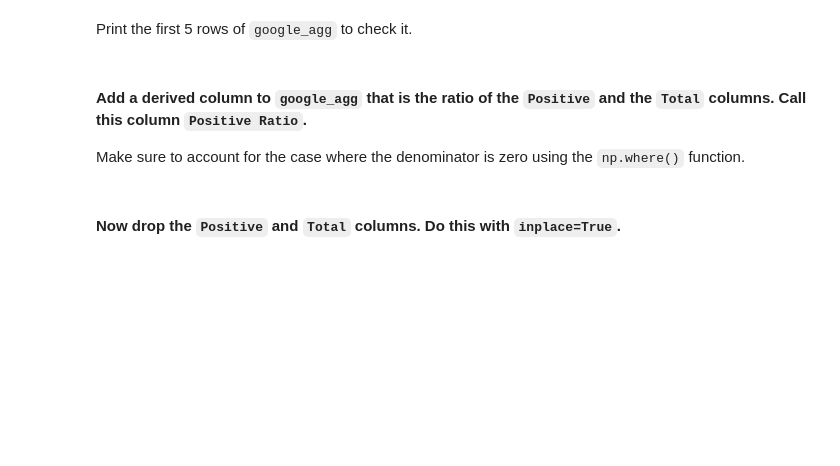
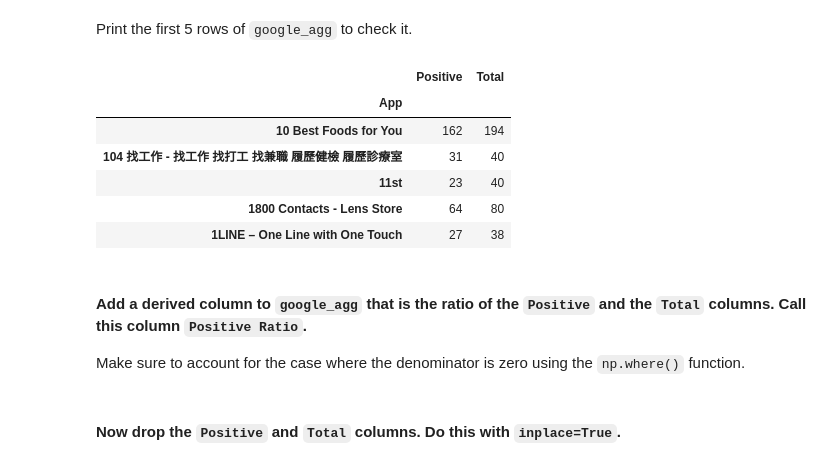
Before and after one commit to ta-data-lis/lab-supervised-learning-feature-extraction, a Jupyter notebook: your-code/notebooks/main.ipynb, the cells around one changed output. Drawn from its saved outputs; the diff is of its cells as text; code cells hidden in the pictures; blank space fills up the shorter version.

```diff
--- a/your-code/notebooks/main.ipynb
+++ b/your-code/notebooks/main.ipynb
@@ -336,2 +357,4 @@ In the next cell, drop all rows with missing data using the `dropna()` function
+# %%
+review_missing_removed = google_review.dropna(axis=0,how='any',subset=['Sentiment']) #Labels along other axis to consider, e.g. if you are dropping rows these would be a list of columns to include
 # %% [markdown]
 #### Now, use the `value_counts()` function ([documentation](https://pandas.pydata.org/pandas-docs/stable/generated/pandas.Series.value_counts.html)) to get a sense on how many apps are in this dataset and their review counts.
@@ -364,4 +392,7 @@ def positive_function(x):
     Returns:
         The number of occurrences of `Positive` in the column data.
     """
-    return 0
+    df = x.apply(lambda i: True if i == 'Positive' else False)
+    return df.sum()
+
+positive_function(review_missing_removed['Sentiment'])
@@ -384,2 +415,6 @@ As of Pandas v0.23.4, you may opt to supply an array or an object to `agg()`. If
+# %%
+google_agg = review_missing_removed.groupby('App').agg(Positive=('Sentiment',positive_function),Total=('Sentiment','count'))
+# review_missing_removed['Sentiment Bool'] = google_review['Sentiment'].apply(lambda i: 1 if i == 'Positive' else 0)
+# google_agg = review_missing_removed.groupby('App').agg(Positive=('Sentiment Bool','sum'),Total=('Sentiment','count'))
 # %% [markdown]
 Print the first 5 rows of `google_agg` to check it.
@@ -388,3 +421,13 @@ Print the first 5 rows of `google_agg` to check it.
+# %%
+google_agg.head()
+# %% [output]
+|  | Positive | Total |
+| App |  |  |
+| 10 Best Foods for You | 162 | 194 |
+| 104 找工作 - 找工作 找打工 找兼職 履歷健檢 履歷診療室 | 31 | 40 |
+| 11st | 23 | 40 |
+| 1800 Contacts - Lens Store | 64 | 80 |
+| 1LINE – One Line with One Touch | 27 | 38 |
 # %% [markdown]
 #### Add a derived column to `google_agg` that is the ratio of the `Positive` and the `Total` columns. Call this column `Positive Ratio`.
 
```
Also changed, not shown: parts of 20 cells of this notebook.
